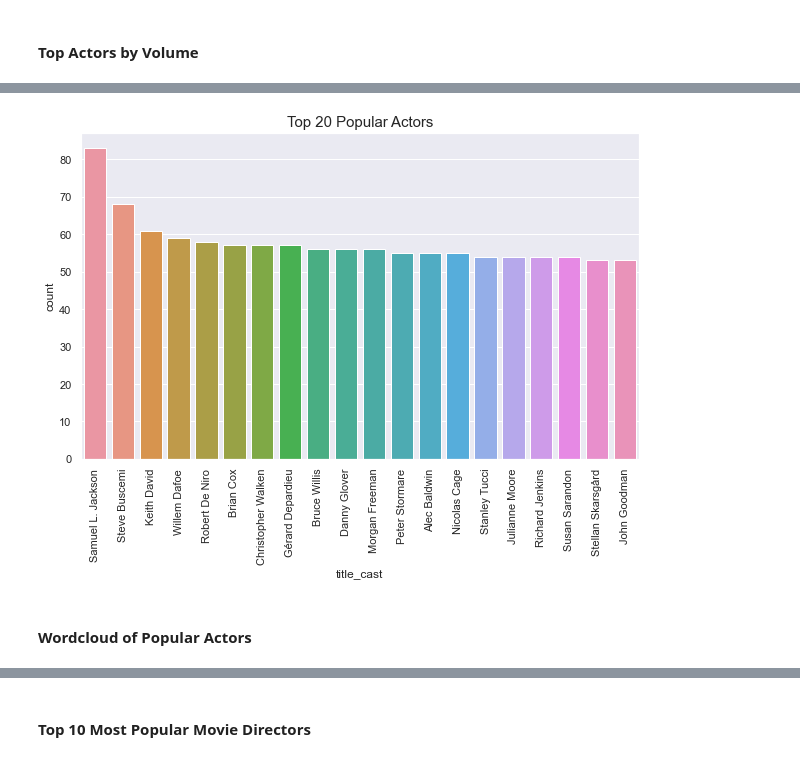
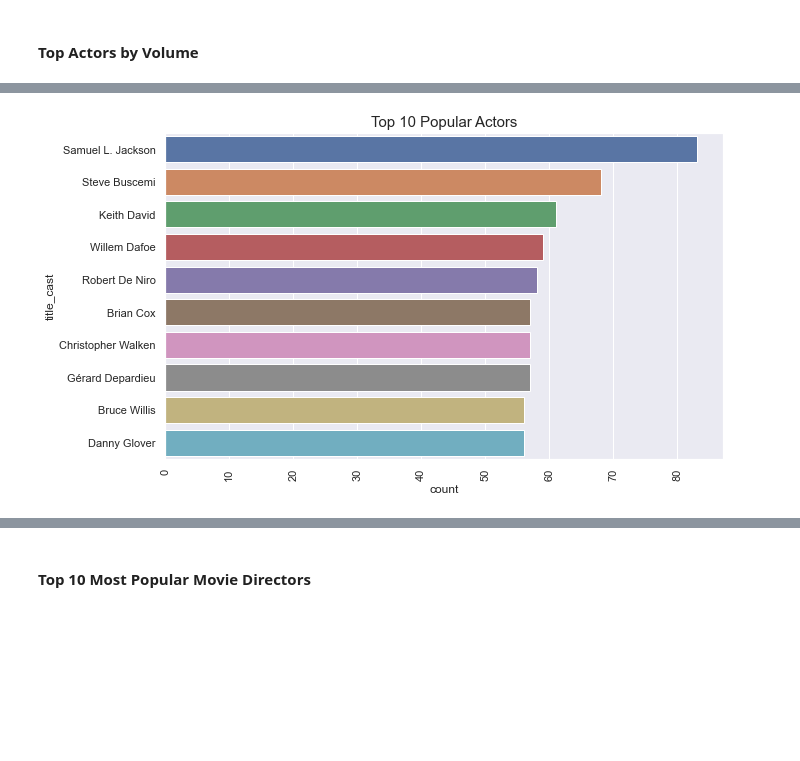
Before and after one commit to mainamwangi49/EXPLORE-TEAM-ZF1-unsupervised-predict, a Jupyter notebook: starter_notebook.ipynb, the cells around one changed output, grey strips where cells are left out. Saved outputs shown, nothing was run; the diff lists cells and outputs as text; code cells hidden in the pictures; blank space fills up the shorter version.

```diff
--- a/starter_notebook.ipynb
+++ b/starter_notebook.ipynb
@@ -439,7 +439,14 @@ Here we explore the IMBD data to learn more about the content of the movies and
 # %% [markdown]
 #### Top Actors by Volume
 # %%
-df_imdb['title_cast']=df_imdb['title_cast'].str.split('|') #spliting the title cast into a list
-df_imdb['plot_keywords']=df_imdb['plot_keywords'].str.split('|') #spliting the Key words into a list
-df_imdb.head()
+df_imdb_copy = df_imdb.copy()
+df_imdb_copy['title_cast']=df_imdb_copy['title_cast'].str.split('|') #spliting the title cast into a list
+df_imdb_copy['plot_keywords']=df_imdb_copy['plot_keywords'].str.split('|') #spliting the Key words into a list
+plt.figure(figsize = (10,6))
+title_cast = df_imdb_copy['title_cast'].explode()
+ax=sns.countplot(y=title_cast, order = title_cast.value_counts().index[:10])
+ax.set_title('Top 10 Popular Actors',fontsize=15)
+sns.color_palette('bright')
+plt.xticks(rotation=90)
+plt.show()
 # %% [output]
@@ -452,12 +453 @@ df_imdb.head()
+[figure, added]
-# %%
-plt.figure(figsize = (10,6))
-title_cast = df_imdb['title_cast'].explode()
-ax=sns.countplot(x=title_cast, order = title_cast.value_counts().index[:20])
-ax.set_title('Top 20 Popular Actors',fontsize=15)
-sns.color_palette('bright')
-plt.xticks(rotation=90)
-plt.show()
-# %% [output]
-[figure, removed]
-# %% [markdown]
-#### Wordcloud of Popular Actors
```
Also changed, not shown: parts of 24 cells of this notebook.
